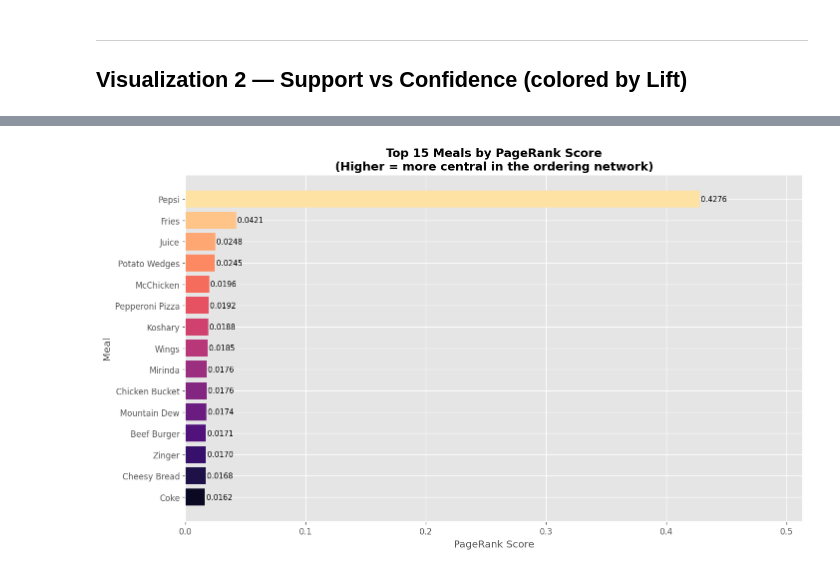
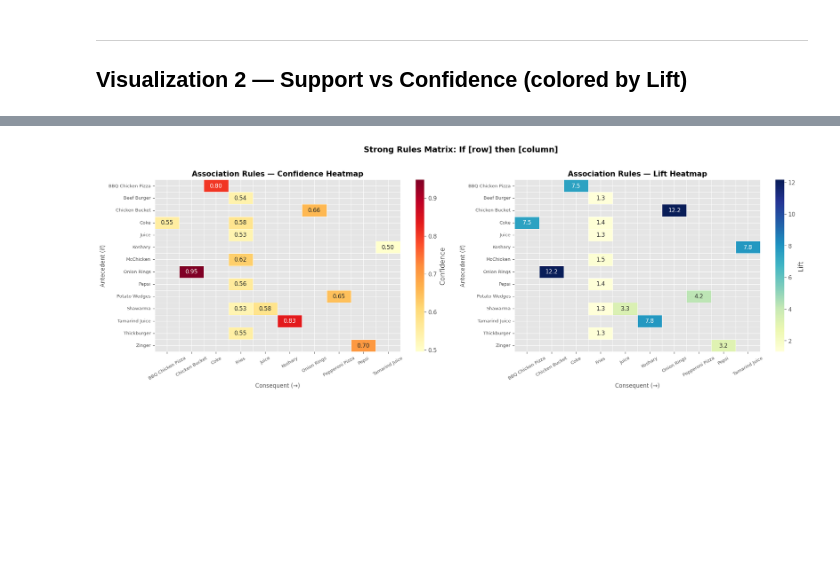
Before and after one commit to Alaa-Alyy/Food-Delivery-Pattern-Analysis-, a Jupyter notebook: notebooks/Food_Analysis_Visualization.ipynb, the cells around one changed output, grey strips where cells are left out. Drawn from its saved outputs; the diff is of its cells as text; code cells hidden in the pictures; blank space fills up the shorter version.

```diff
--- a/notebooks/Food_Analysis_Visualization.ipynb
+++ b/notebooks/Food_Analysis_Visualization.ipynb
@@ -15,11 +16,14 @@ This notebook produces all network diagrams and association graphs by consuming
 # %% [markdown]
 ## 1. Imports
 # %%
+%matplotlib inline
+
 import pandas as pd
 import numpy as np
 import ast
 import itertools
 import collections
+import time
 import os
 import warnings
 warnings.filterwarnings('ignore')
@@ -33,7 +37,6 @@ from mlxtend.frequent_patterns import apriori, fpgrowth, association_rules
 from mlxtend.preprocessing import TransactionEncoder
 
 plt.style.use('ggplot')
-sns.set_palette('viridis')
 plt.rcParams['figure.dpi'] = 120
 
 OUTPUT_DIR = '../outputs'
@@ -199,16 +248,17 @@ for ax, rules_df, title, cmap in zip(
     )
     plt.colorbar(sc, ax=ax, label='Lift')
 
-    # Annotate top 5 rules by lift
-    for _, row in rules_df.nlargest(5, 'lift').iterrows():
+    # Annotate top 5 rules by lift (offset to avoid overlaps)
+    for i, (_, row) in enumerate(rules_df.nlargest(5, 'lift').iterrows()):
         label = f"{', '.join(list(row['antecedents']))} → {', '.join(list(row['consequents']))}"
         ax.annotate(label, (row['support'], row['confidence']),
-                    fontsize=7, ha='left', va='bottom',
-                    xytext=(3, 3), textcoords='offset points')
+                    fontsize=7, ha='left',
+                    xytext=(5 + i * 2, 5 + i * 3), textcoords='offset points',
+                    arrowprops=dict(arrowstyle='-', color='gray', lw=0.5))
 
     ax.set_xlabel('Support', fontsize=11)
     ax.set_ylabel('Confidence', fontsize=11)
-    ax.set_title(f'{title}: Support vs Confidence\n(size & color = Lift)', fontsize=12, fontweight='bold')
+    ax.set_title(f'{title}: Support vs Confidence\n(bubble size & color = Lift)', fontsize=12, fontweight='bold')
 
 plt.tight_layout()
 plt.savefig(f'{OUTPUT_DIR}/viz2_support_confidence.png', dpi=150, bbox_inches='tight')
@@ -279,27 +338,59 @@ Saved: viz3_rules_network.png
 # %%
-top15 = pr_df.head(15).copy()
-top15_sorted = top15.sort_values('PageRank_Score', ascending=True)
+# Use Apriori rules (identical to FP-Growth, so one heatmap is sufficient)
+rules_display = apriori_rules.copy()
+rules_display['antecedent_str'] = rules_display['antecedents'].apply(
+    lambda x: ', '.join(sorted(list(x)))
+)
+rules_display['consequent_str'] = rules_display['consequents'].apply(
+    lambda x: ', '.join(sorted(list(x)))
+)
 
-colors = sns.color_palette('magma', len(top15_sorted))
+# Pivot: rows=antecedent, cols=consequent, values=confidence
+pivot_conf = rules_display.pivot_table(
+    index='antecedent_str',
+    columns='consequent_str',
+    values='confidence',
+    aggfunc='max'
+)
 
-fig, ax = plt.subplots(figsize=(12, 7))
-bars = ax.barh(top15_sorted['Meal'], top15_sorted['PageRank_Score'], color=colors)
+# Pivot: same for lift
+pivot_lift = rules_display.pivot_table(
+    index='antecedent_str',
+    columns='consequent_str',
+    values='lift',
+    aggfunc='max'
+)
 
-for bar, score in zip(bars, top15_sorted['PageRank_Score']):
-    ax.text(bar.get_width() + 0.001, bar.get_y() + bar.get_height() / 2,
-            f'{score:.4f}', va='center', fontsize=9)
+fig, axes = plt.subplots(1, 2, figsize=(18, 6))
 
-ax.set_title(
-    'Top 15 Meals by PageRank Score\n(Higher = more central in the ordering network)',
-    fontsize=14, fontweight='bold'
-)
-ax.set_xlabel('PageRank Score', fontsize=12)
-ax.set_ylabel('Meal', fontsize=12)
-ax.set_xlim(0, top15_sorted['PageRank_Score'].max() * 1.2)
+for ax, pivot, title, cmap, fmt in zip(
+    axes,
+    [pivot_conf, pivot_lift],
+    ['Confidence Heatmap', 'Lift Heatmap'],
+    ['YlOrRd', 'YlGnBu'],
+    ['.2f', '.1f']
+):
+    sns.heatmap(
+        pivot,
+        ax=ax,
+        cmap=cmap,
+        annot=True,
+        fmt=fmt,
+        linewidths=0.5,
+        linecolor='white',
+        cbar_kws={'label': title.split()[0]},
+        mask=pivot.isna()
+    )
+    ax.set_title(f'Association Rules — {title}', fontsize=13, fontweight='bold')
+    ax.set_xlabel('Consequent (→)', fontsize=10)
+    ax.set_ylabel('Antecedent (if)', fontsize=10)
+    ax.tick_params(axis='x', rotation=30, labelsize=8)
+    ax.tick_params(axis='y', rotation=0,  labelsize=8)
 
+plt.suptitle('Strong Rules Matrix: If [row] then [column]', fontsize=14, fontweight='bold', y=1.02)
 plt.tight_layout()
-plt.savefig(f'{OUTPUT_DIR}/viz4_pagerank_bar.png', dpi=150, bbox_inches='tight')
+plt.savefig(f'{OUTPUT_DIR}/viz4_rules_heatmap.png', dpi=150, bbox_inches='tight')
 plt.show()
-print('Saved: viz4_pagerank_bar.png')
+print('Saved: viz4_rules_heatmap.png')
 # %% [output]
-[figure, old version]
+[figure, new version]
```
Also changed, not shown: parts of 18 cells of this notebook, 8 other files.
